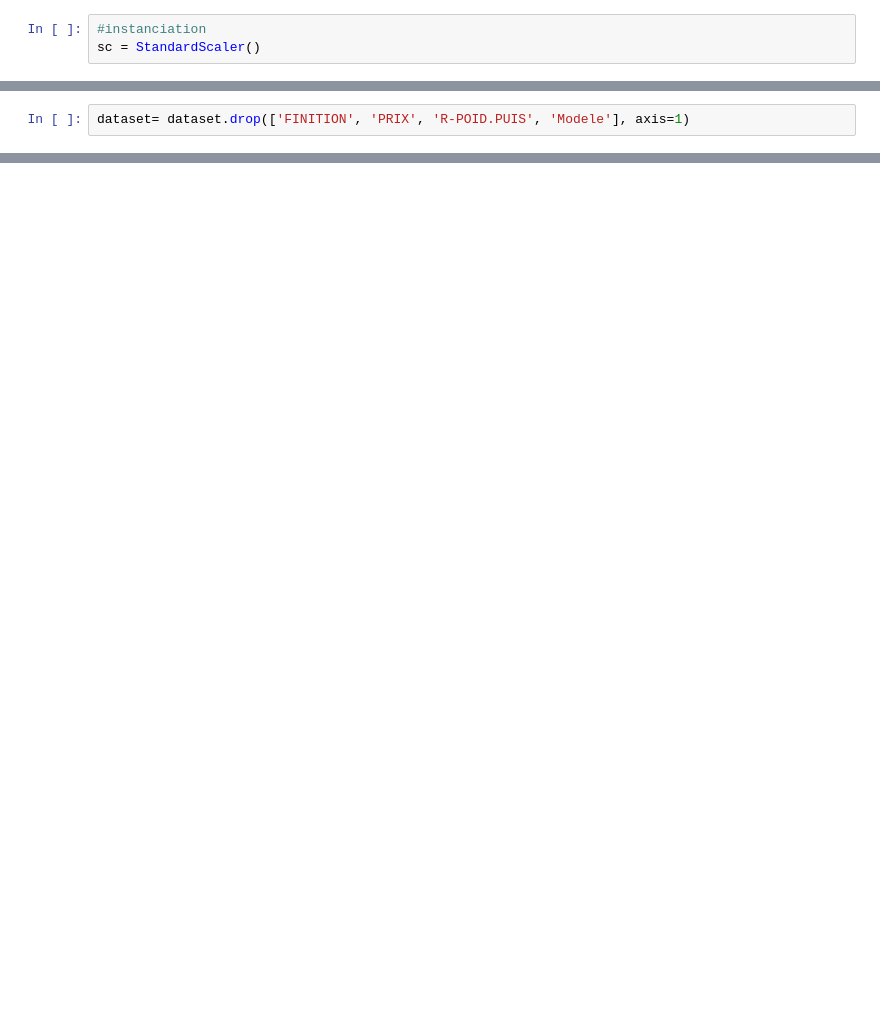
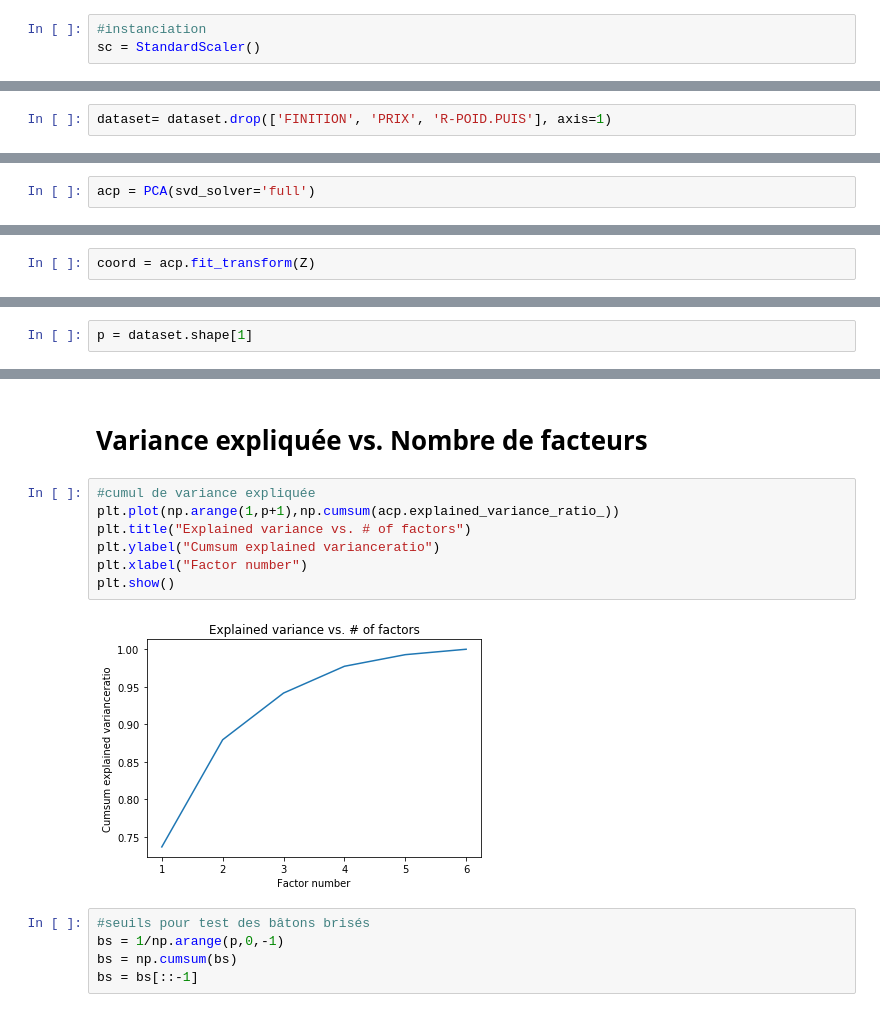
Before and after one commit to camillesauer/ACP, a Jupyter notebook: notebook/ACP_viz.ipynb, the cells around one changed output, grey strips where cells are left out. Drawn from its saved outputs; the diff is of its cells as text; blank space fills up the shorter version.

```diff
--- a/notebook/ACP_viz.ipynb
+++ b/notebook/ACP_viz.ipynb
@@ -112,2 +73,2 @@ dtype: object
 # %%
-dataset= dataset.drop(['FINITION', 'PRIX', 'R-POID.PUIS', 'Modele'], axis=1)
+dataset= dataset.drop(['FINITION', 'PRIX', 'R-POID.PUIS'], axis=1)
@@ -172,0 +111,2 @@ print(np.std(Z,axis=0,ddof=0))
+# %%
+acp = PCA(svd_solver='full')
@@ -172,0 +118,2 @@ print(np.std(Z,axis=0,ddof=0))
+# %%
+coord = acp.fit_transform(Z)
@@ -172,0 +148,2 @@ print(np.std(Z,axis=0,ddof=0))
+# %%
+p = dataset.shape[1]
@@ -172,0 +161,16 @@ print(np.std(Z,axis=0,ddof=0))
+# %% [markdown]
+# Variance expliquée vs. Nombre de facteurs
+# %%
+#cumul de variance expliquée
+plt.plot(np.arange(1,p+1),np.cumsum(acp.explained_variance_ratio_))
+plt.title("Explained variance vs. # of factors")
+plt.ylabel("Cumsum explained varianceratio")
+plt.xlabel("Factor number")
+plt.show()
+# %% [output]
+[figure, added]
+# %%
+#seuils pour test des bâtons brisés
+bs = 1/np.arange(p,0,-1)
+bs = np.cumsum(bs)
+bs = bs[::-1]
```
Also changed, not shown: parts of 54 cells of this notebook.
